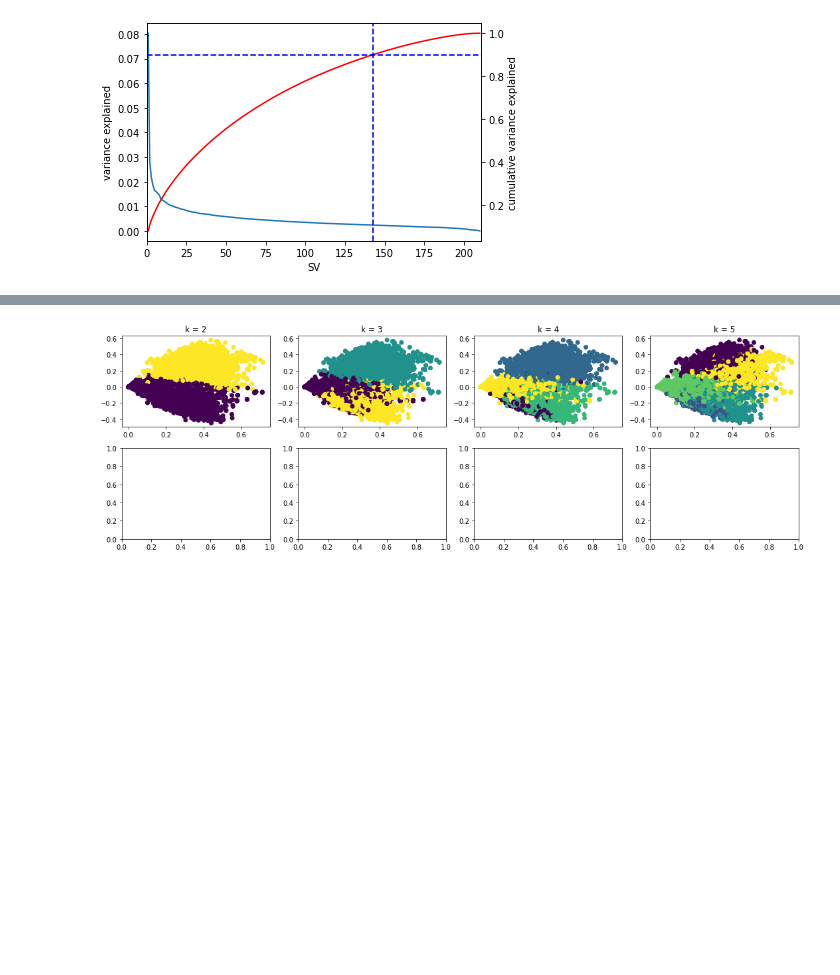
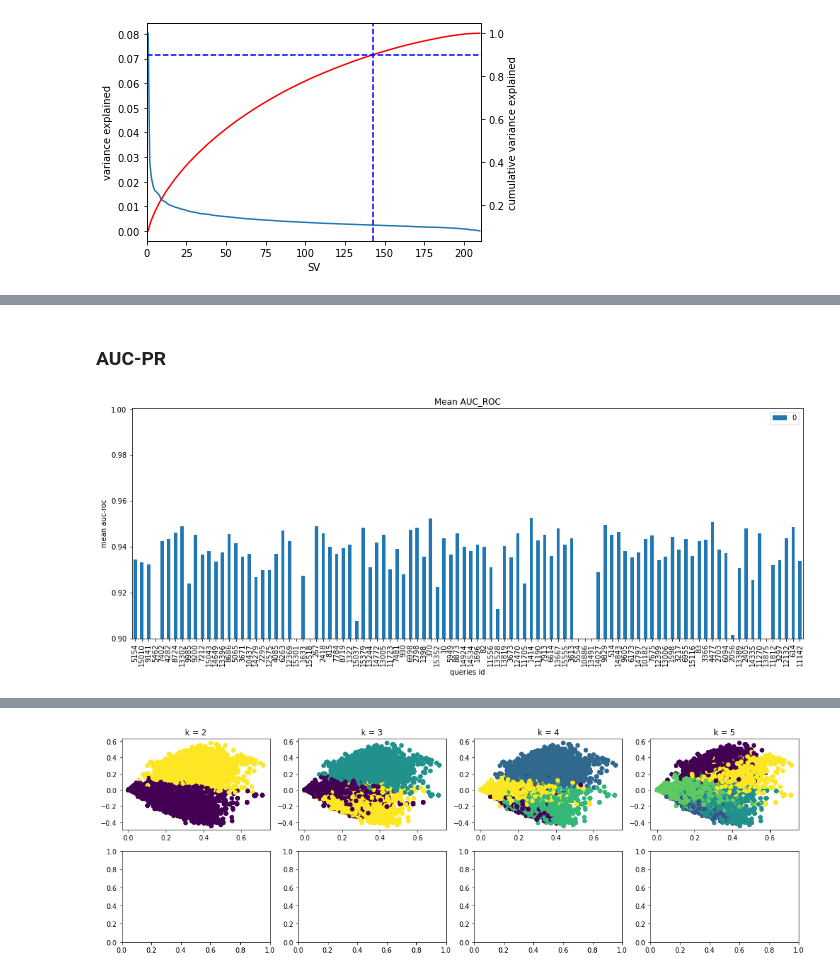
Before and after one commit to May-nerd/dmw-ml-final-project, a Jupyter notebook: ir/aucpr.ipynb, the cells around one changed output, grey strips where cells are left out. Drawn from its saved outputs; the diff is of its cells as text; code cells hidden in the pictures; blank space fills up the shorter version.

```diff
--- a/ir/lsa.ipynb
+++ b/ir/aucpr.ipynb
@@ -20,2 +24,2 @@ from scipy.spatial.distance import euclidean, cityblock
 # %%
-bills = df_cleaned = pd.read_pickle('../data_cleaning/clean_data.pkl')
+bills = df_cleaned = pd.read_pickle('../data_cleaning/clusters_added.pkl')
@@ -47,8 +40,8 @@ X_idf.shape
 # %%
-def truncated_svd(X):
-    '''Reduce dimensionality of TFIDF Matrix.'''
-    q, s, p = np.linalg.svd(X)
-    return q, np.diag(s), p.T, s**2/np.linalg.norm(s**2, 1)
+# def truncated_svd(X):
+#     '''Reduce dimensionality of TFIDF Matrix.'''
+#     q, s, p = np.linalg.svd(X)
+#     return q, np.diag(s), p.T, s**2/np.linalg.norm(s**2, 1)
 
-q, s, p, nssd = truncated_svd(X_idf)
+# q, s, p, nssd = truncated_svd(X_idf)
 # %%
@@ -170,0 +68,5 @@ for k in range(2, 6):
+# %%
+svd = TruncatedSVD(n_components=143)
+X_svd = svd.fit_transform(X_idf)
+# %% [markdown]
+### AUC-PR
@@ -170,0 +96,29 @@ for k in range(2, 6):
+# %%
+dist = euclidean # can also be changed to manhattan, cosine gives an error
+
+pres = defaultdict(list)
+rec = defaultdict(list)
+
+for s_i in tqdm(range(100)):  # 100 is arbitrary, can be changed
+    s = np.random.randint(bills.shape[0])
+    nearest = bills.iloc[nearest_k(X_svd[s, :], X_svd, bills.shape[0], dist)]
+    r = np.cumsum(nearest['scope'] == bills['scope'].iloc[s])
+    precision = r/np.arange(1, len(r)+1)
+    n = sum(bills['scope'] == bills['scope'].iloc[s])
+    recall = r/n
+    recall = [0] + recall.tolist()
+    precision = [1] + precision.tolist()
+    pres[s].append(precision)
+    rec[s].append(recall)
+# %%
+mean_auc_roc = defaultdict(list)
+for key in pres.keys():
+    mean_auc_roc[key].append(np.trapz(pres[key], rec[key])[0])
+
+pd.DataFrame(mean_auc_roc).T.plot(kind='bar', figsize=(17, 6))
+plt.title('Mean AUC_ROC')
+plt.ylabel('mean auc-roc')
+plt.xlabel('queries id')
+plt.ylim(0.9);
+# %% [output]
+[figure, added]
```
Also changed, not shown: parts of 22 cells of this notebook, 1 other file.
